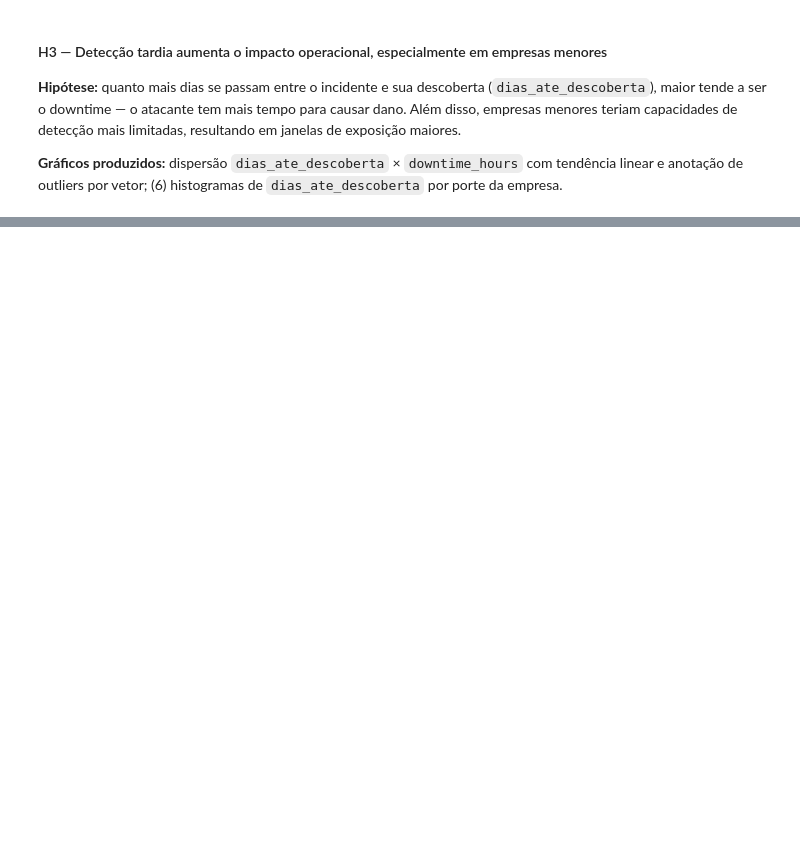
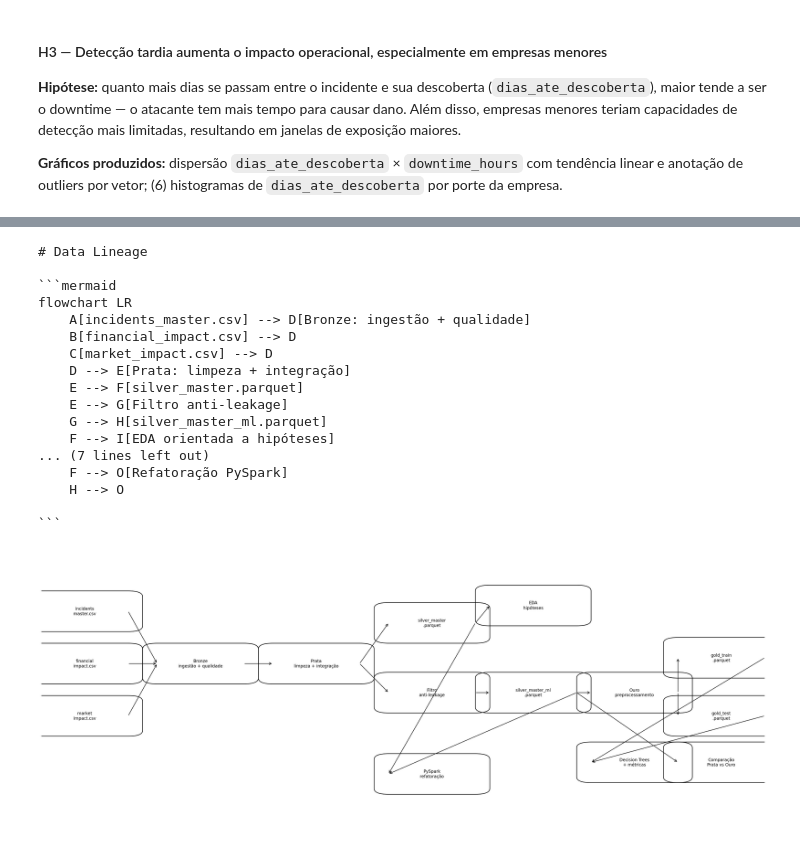
Before and after one commit to Yuri-Antonio-Santos-Fernandes/projeto_cyberseguranca, a Jupyter notebook: pipeline_ciberseguranca.ipynb, the cells around one changed output, grey strips where cells are left out. Saved outputs shown, nothing was run; the diff lists cells and outputs as text; code cells hidden in the pictures; blank space fills up the shorter version.

````diff
--- a/pipeline_ciberseguranca.ipynb
+++ b/pipeline_ciberseguranca.ipynb
@@ -1302,0 +1210,22 @@ print("Pipeline concluído com sucesso.")
+# %%
+print((DOCS_DIR / 'data_lineage.md').read_text(encoding='utf-8'))
+display(Image(filename=str(DOCS_DIR / 'data_lineage.png')))
+# %% [output]
+# Data Lineage
+
+```mermaid
+flowchart LR
+    A[incidents_master.csv] --> D[Bronze: ingestão + qualidade]
+    B[financial_impact.csv] --> D
+    C[market_impact.csv] --> D
+    D --> E[Prata: limpeza + integração]
+    E --> F[silver_master.parquet]
+    E --> G[Filtro anti-leakage]
+    G --> H[silver_master_ml.parquet]
+    F --> I[EDA orientada a hipóteses]
+... (7 lines left out)
+    F --> O[Refatoração PySpark]
+    H --> O
+
+```
+[figure, added]
````
Also changed, not shown: parts of 40 cells of this notebook, 54 other files.
